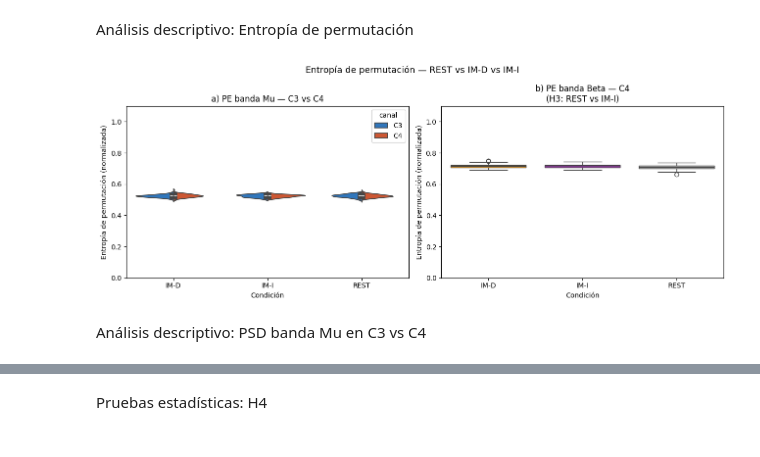
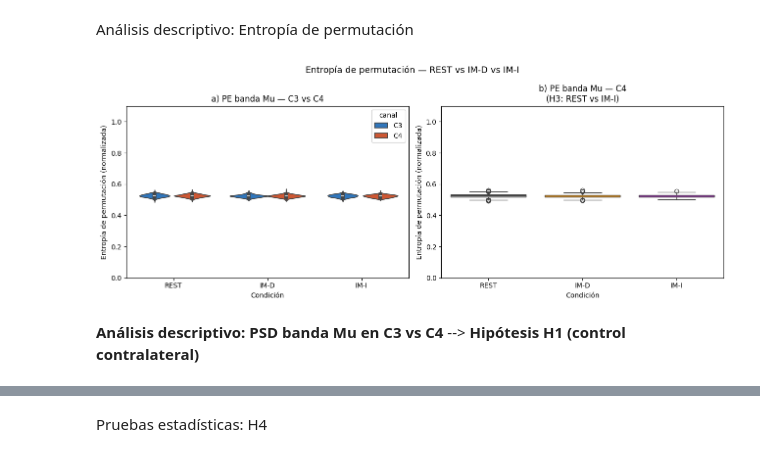
Before and after one commit to luciestrada/Proyecto2_Biosenales_LucianaAcevedo_LucianaEstrada, a Jupyter notebook: Proyecto2_biosenales.ipynb, the cells around one changed output, grey strips where cells are left out. Cells and saved outputs as stored; diff of their text form; code cells hidden in the pictures.

```diff
--- a/Proyecto2_biosenales.ipynb
+++ b/Proyecto2_biosenales.ipynb
@@ -232,7 +237,3 @@ from scipy.signal import sosfiltfilt, butter
 from scipy.integrate import trapezoid
 from scipy import stats
 from mne.decoding import CSP
-
-warnings.filterwarnings('ignore')
-mne.set_log_level('WARNING')
-print("Imports listos.")
@@ -244,7 +243,7 @@ drive.mount('/content/drive')
 RUTA_DRIVE = '/content/drive/MyDrive/Proyecto_BCI_2026'
 os.makedirs(RUTA_DRIVE, exist_ok=True)
 
-SUJETOS        = ['sub-001', 'sub-002', 'sub-003', 'sub-004', 'sub-005']
+SUJETOS = [f'sub-{str(i).zfill(3)}' for i in range(1, 21)] # 20 sujetos
 RUNS_DESCARGAR = range(1, 9)
 EXTENSIONES    = ['_eeg.set', '_events.tsv', '_channels.tsv', '_eeg.json']
 BASE_URL       = "https://openneuro.org/crn/datasets/ds004362/files"
@@ -435,7 +534,6 @@ Segmentación completa.
 # %% [markdown]
 **Funciones de los índices nuevo**
 # %%
-# ── Utilidades ───────────────────────────────────────────────
 
 def butter_bandpass(sfreq, fmin, fmax, order=4):
     nyq  = sfreq / 2.0
@@ -443,9 +541,8 @@ def butter_bandpass(sfreq, fmin, fmax, order=4):
     high = min(fmax / nyq, 1 - 1e-4)
     return butter(order, [low, high], btype='band', output='sos')
 
-
+#Actividad, movilidad y complejidad de Hjorth para señal 1D.
 def hjorth(signal):
-    """Actividad, movilidad y complejidad de Hjorth para señal 1D."""
     var_sig = np.var(signal)
     if var_sig == 0:
         return 0.0, 0.0, 0.0
@@ -458,9 +555,8 @@ def hjorth(signal):
     comp   = mob_d1 / mob if mob > 0 else 0.0
     return float(var_sig), float(mob), float(comp)
 
-
+#Entropía de permutación normalizada.
 def perm_entropy(signal, order=4, lag=1):
-    """Entropía de permutación normalizada."""
     try:
         return float(ant.perm_entropy(signal, order=order,
                                        delay=lag, normalize=True))
@@ -571,7 +684,7 @@ Construcción del dataframe
 registros = []
 
 for sub in SUJETOS:
-    for cond in ['MR-D', 'MR-I', 'IM-D', 'IM-I', 'REST']:
+    for cond in CONDS_P2:   # solo REST, IM-D, IM-I
         if cond not in epocas[sub] or epocas[sub][cond] is None:
             continue
         ep       = epocas[sub][cond]
@@ -597,5 +710,6 @@ cols_resto = [c for c in df_final.columns if c not in cols_id]
 df_final   = df_final[cols_id + cols_resto]
 
 print(f"DataFrame: {df_final.shape[0]} filas × {df_final.shape[1]} columnas")
+print(f"Condiciones presentes: {df_final['condicion'].unique()}")
 display(df_final.head())
 # %% [output]
@@ -725,47 +834,46 @@ plt.show()
 # %% [markdown]
  Análisis descriptivo: Entropía de permutación
 # %%
-# ============================================================
-# GRÁFICA 2 — Entropía de permutación por condición
-# Hipótesis H3 (PE en C4, REST vs IM-I)
-# ============================================================
-
 fig, axes = plt.subplots(1, 2, figsize=(13, 5))
 
-# a) PE banda mu en C3 y C4
-df_pe_c3 = df_act[['condicion', 'pe_mu_C3']].copy()
+df_act = df_final[df_final['condicion'].isin(CONDS_P2)]
+orden  = ['REST', 'IM-D', 'IM-I']
+
+# a) PE mu C3 y C4 lado a lado
+df_pe_c3 = df_act[['condicion','pe_mu_C3']].copy()
 df_pe_c3['canal'] = 'C3'
-df_pe_c3 = df_pe_c3.rename(columns={'pe_mu_C3': 'PE_mu'})
+df_pe_c3 = df_pe_c3.rename(columns={'pe_mu_C3':'PE_mu'})
 
-df_pe_c4 = df_act[['condicion', 'pe_mu_C4']].copy()
+df_pe_c4 = df_act[['condicion','pe_mu_C4']].copy()
 df_pe_c4['canal'] = 'C4'
-df_pe_c4 = df_pe_c4.rename(columns={'pe_mu_C4': 'PE_mu'})
+df_pe_c4 = df_pe_c4.rename(columns={'pe_mu_C4':'PE_mu'})
 
 df_pe_long = pd.concat([df_pe_c3, df_pe_c4], ignore_index=True)
 
 sns.violinplot(data=df_pe_long, x='condicion', y='PE_mu',
-               hue='canal', split=True,
-               palette=['#1976D2', '#E64A19'],
+               hue='canal', order=orden,
+               palette={'C3':'#1976D2','C4':'#E64A19'},
                inner='box', ax=axes[0])
 axes[0].set_title('a) PE banda Mu — C3 vs C4')
 axes[0].set_ylabel('Entropía de permutación (normalizada)')
 axes[0].set_xlabel('Condición')
 axes[0].set_ylim(0, 1.1)
 
-# b) PE banda beta en C4  ← canal contralateral mano izquierda
-sns.boxplot(data=df_act, x='condicion', y='pe_beta_C4',
-            hue='condicion', palette=COLORES, legend=False, ax=axes[1])
-axes[1].set_title('b) PE banda Beta — C4\n(H3: REST vs IM-I)')
+# b) PE mu C4 sola
+# H3: REST vs IM-I en hemisferio contralateral
+sns.boxplot(data=df_act, x='condicion', y='pe_mu_C4',
+            order=orden, hue='condicion', palette=COLORES,
+            legend=False, ax=axes[1])
+axes[1].set_title('b) PE banda Mu — C4\n(H3: REST vs IM-I)')
 axes[1].set_ylabel('Entropía de permutación (normalizada)')
 axes[1].set_xlabel('Condición')
 axes[1].set_ylim(0, 1.1)
 
 plt.suptitle('Entropía de permutación — REST vs IM-D vs IM-I', fontsize=13)
 plt.tight_layout()
-plt.savefig('pe_descriptivo.png', dpi=150)
 plt.show()
 # %% [output]
-[figure, old version]
+[figure, new version]
 # %% [markdown]
-Análisis descriptivo: PSD banda Mu en C3 vs C4
+**Análisis descriptivo: PSD banda Mu en C3 vs C4** --> **Hipótesis H1 (control contralateral)**
 # %%
```
Also changed, not shown: parts of 49 cells of this notebook.
